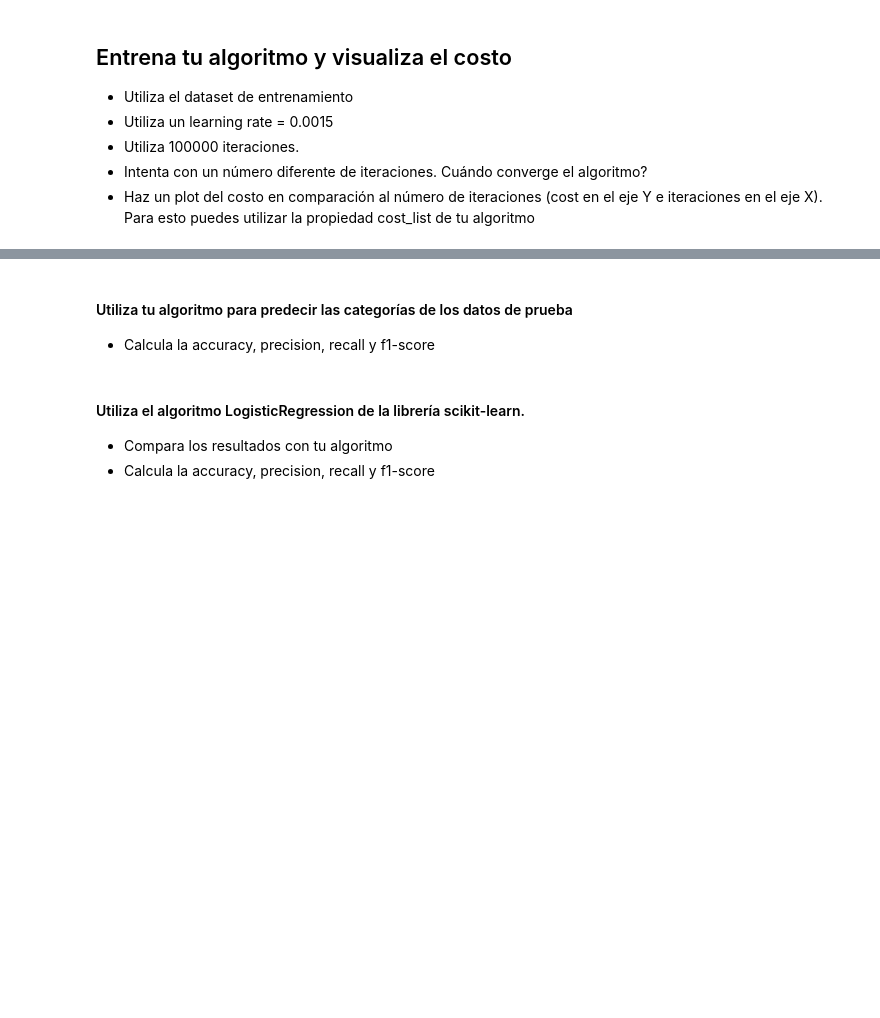
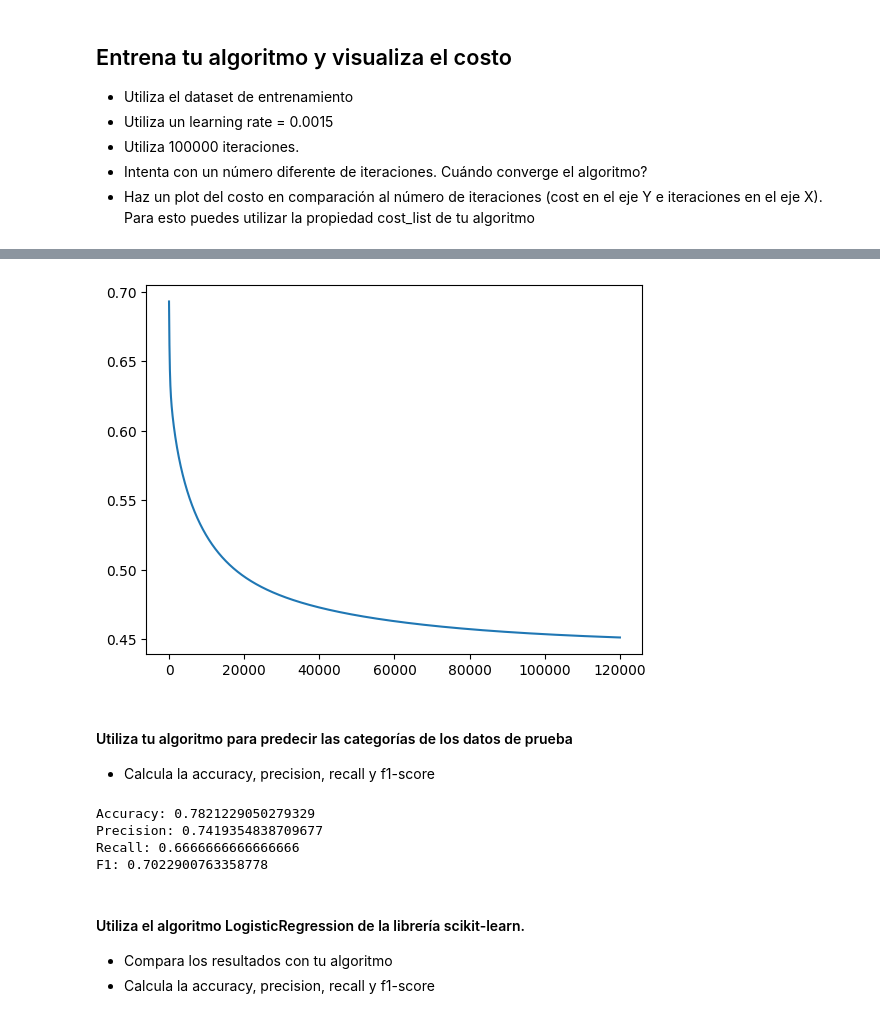
Before and after one commit to ArielRamosVela/ML_course, a Jupyter notebook: Talleres/Taller_5.ipynb, the cells around one changed output, grey strips where cells are left out. Drawn from its saved outputs; the diff is of its cells as text; code cells hidden in the pictures; blank space fills up the shorter version.

```diff
--- a/Talleres/Taller_5.ipynb
+++ b/Talleres/Taller_5.ipynb
@@ -34,3 +38,7 @@ Y shape: (891, 1)
+# %%
+from sklearn.model_selection import train_test_split
+
+X_train, X_test, y_train, y_test = train_test_split(X, y, test_size=0.2, random_state=0)
 # %% [markdown]
 ### Recapitulación regresión logística:
 
@@ -77,8 +85,7 @@ $ cost = - \frac{1}{m} \sum_{i=1}^m [ y*log(a) + (1 - y)*log(1 - a) ] $
 - Comprueba que tu función es correcta. Utiliza un array de 0s. El resultado debe ser 0.5.
 # %%
 def sigmoid(x):
-
-    return
+    return 1/(1 + np.exp(-x))
 # %%
 sigmoid(np.zeros((10, 1)))
 # %% [output]
@@ -111,33 +125,29 @@ class MyLogisticRegression:
 
     def fit(self, X, Y):
 
-        m =  # Completar con el número de samples (filas)
-        n =  # Completar con el número de features (rows)
+        m = X.shape[0] # Number of samples
+        n = X.shape[1] # Number of features
 
-        #Inicializar W y B a cero
-        #W es una matriz (n,1) y B es un valor simple.
-
-        self.W = #Completar
-        self.B = #Completar
+        self.W = np.zeros((n,1))
+        self.B = 0
 
         self.cost_list = []
 
         for i in range(self.iterations):
 
-            Z = #Completar - Calcula las probabilidades
+            Z = np.dot(X, self.W) + self.B
 
-            A = #Completar - Aplica tu función sigmoid a Z
+            A = sigmoid(Z)
 
             # cost function
-            cost = # Completar - Calcula el costo
+            cost = -(1/m)*np.sum( Y*np.log(A) + (1-Y)*np.log(1-A))
 
-            # Aplica el algoritmo de Gradient Descent
+            # Gradient Descent
+            dW = (1/m)*np.dot(X.T, A-Y)
+            dB = (1/m)*np.sum(A - Y)
 
-            dW = #Completar
-            dB = #Completar
-
-            self.W = #Completar
-            self.B = #Completar
+            self.W = self.W - self.learning_rate * dW
+            self.B = self.B - self.learning_rate * dB
 
             # Keeping track of our cost function value
             self.cost_list.append(cost)
@@ -164,5 +174,6 @@ class MyLogisticRegression:
 iterations = 120000
 learning_rate = 0.0015
 
-#Completar
-my_logistic_regression =
+my_logistic_regression = MyLogisticRegression(learning_rate=0.0015, iterations=iterations)
+
+my_logistic_regression.fit(X_train, y_train)
@@ -171,3 +191,8 @@ my_logistic_regression =
+# %%
+plt.plot(np.arange(iterations), my_logistic_regression.cost_list)
+plt.show()
+# %% [output]
+[figure, added]
 # %% [markdown]
 #### Utiliza tu algoritmo para predecir las categorías de los datos de prueba
 
@@ -179,3 +202,15 @@ from sklearn.metrics import accuracy_score, precision_score, recall_score, f1_sc
+# %%
+from sklearn.metrics import accuracy_score, precision_score, recall_score, f1_score
+
+print('Accuracy:', accuracy_score(y_test, y_pred))
+print('Precision:', precision_score(y_test, y_pred))
+print('Recall:', recall_score(y_test, y_pred))
+print('F1:', f1_score(y_test, y_pred))
+# %% [output]
+Accuracy: 0.7821229050279329
+Precision: 0.7419354838709677
+Recall: 0.6666666666666666
+F1: 0.7022900763358778
 # %% [markdown]
 #### Utiliza el algoritmo LogisticRegression de la librería scikit-learn.
 
```
Also changed, not shown: parts of 13 cells of this notebook.
